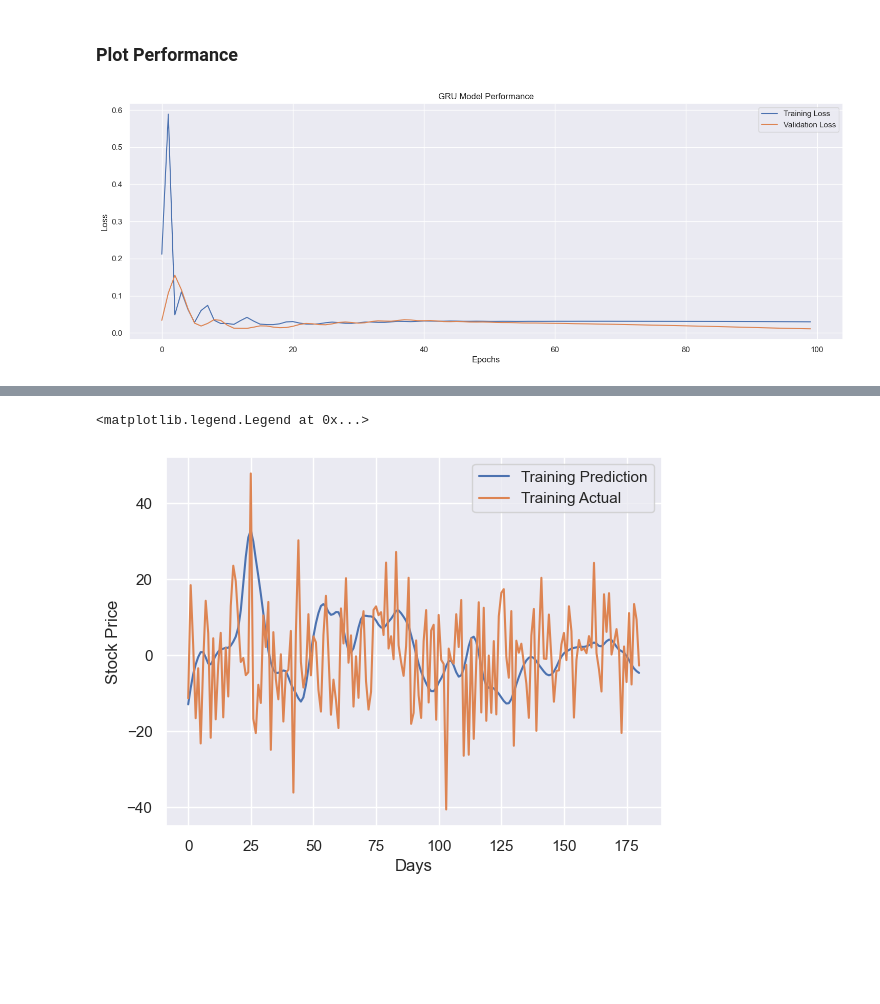
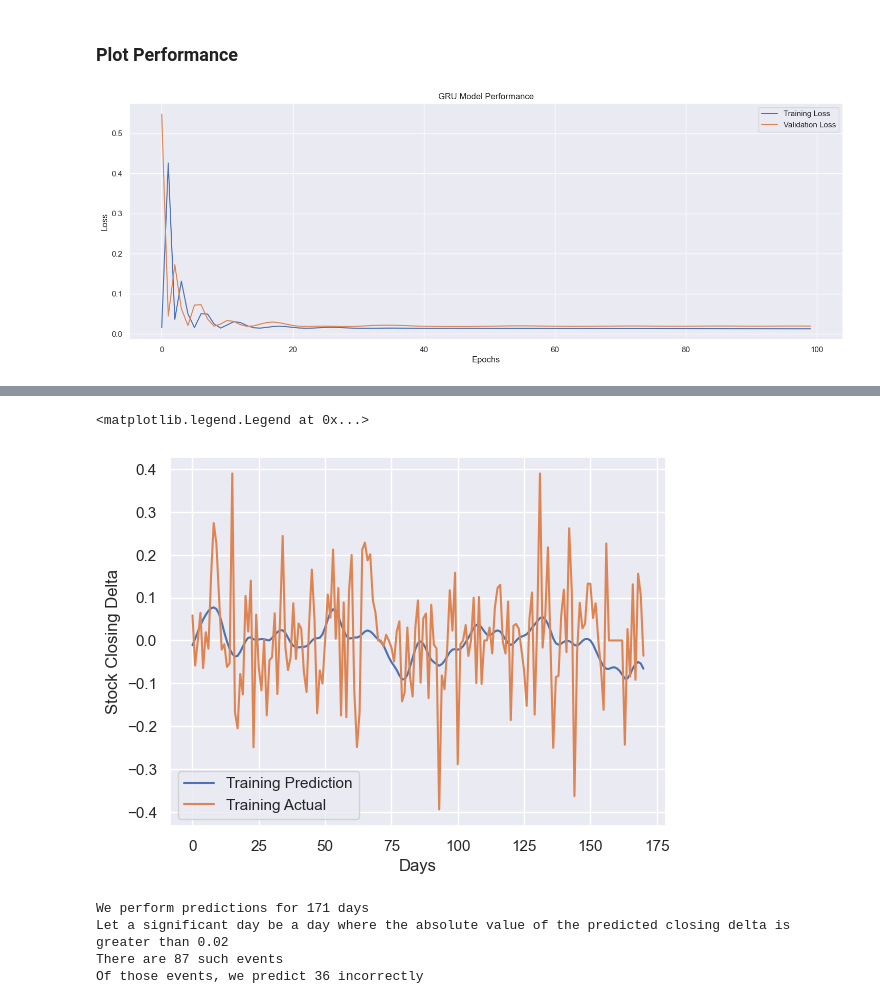
Before and after one commit to cwphung/stocks_with_feelings, a Jupyter notebook: numerical/GRU_model/GRU_forecast.ipynb, the cells around one changed output, grey strips where cells are left out. Saved outputs shown, nothing was run; the diff lists cells and outputs as text; code cells hidden in the pictures; blank space fills up the shorter version.

Commit message:
More Features, Normalization
Include normalized trade volume, daily price variation

```diff
--- a/numerical/GRU_model/GRU_forecast.ipynb
+++ b/numerical/GRU_model/GRU_forecast.ipynb
@@ -44,0 +31,12 @@ tsla_df_raw.head()
+# %%
+stock_df = pd.read_csv("../stock_yfinance_data.csv")
+ticker = 'TSLA'
+stock_filt = stock_df['Stock Name'] == ticker
+tsla_df = stock_df[stock_filt]
+tsla_df = clean_stock_data(tsla_df)
+window = 30
+tsla_df['moving_max'] = moving_max(tsla_df, days=window)
+tsla_df['moving_min'] = moving_min(tsla_df, days=window)
+tsla_df['moving_avg_volume'] = moving_avg_volume(tsla_df, days=window)
+tsla_df['moving_avg_HL'] = moving_avg_HL(tsla_df, days=window)
+tsla_df.head()
@@ -52,12 +56,0 @@ plt.plot(tsla_df_raw['close'].values)
-# %%
-tsla_df = clean_stock_data(tsla_df_raw)
-tsla_df['sma'] = simple_moving_average(tsla_df)
-tsla_df['ema'] = exponential_moving_average(tsla_df)
-tsla_df['rsi'] = calculate_rsi(tsla_df)
-tsla_df['macd_line'] , tsla_df['macd_signal'], tsla_df['macd_histogram'] = calculate_macd(tsla_df)
-tsla_df['bb_middle'], tsla_df['bb_upper'], tsla_df['bb_lower'] = bollinger_bands(tsla_df)
-tsla_df['target'] = calculate_closing_diff(tsla_df)
-
-#only keep 20-end because moving avg requires window size 20
-tsla_df = tsla_df[20:]
-tsla_df.head()
@@ -81,0 +57,16 @@ for i in range(0, data.shape[1]):
+# %%
+features = pd.DataFrame()
+#normalize close, volume wrt moving min/max
+features['close'] = normalize_close(tsla_df)
+features['volume'] = normalize_volume(tsla_df)
+features['day_HL'] = normalize_HL(tsla_df)
+features['sma'] = simple_moving_average(features)
+features['ema'] = exponential_moving_average(features)
+features['rsi'] = calculate_rsi(features)/10
+features['macd_line'] , features['macd_signal'], features['macd_histogram'] = calculate_macd(features)
+features['bb_middle'], features['bb_upper'], features['bb_lower'] = bollinger_bands(features)
+features['target'] = calculate_closing_diff(features)
+
+#only keep window-end samples before full window are invalid
+features = features[window:]
+features.head()
@@ -84,6 +82,7 @@ for i in range(0, data.shape[1]):
 # %%
 target = -1 #predict closing delta
 #target = 0 #predict closing
+data = features.to_numpy()
 datax, datay = generate_LSTM_data(data, sequence_size=20, target_idx=target)
 print('LSTM Data')
 print("> Data X: " + str(datax.shape))
@@ -196,11 +195,10 @@ plt.ylabel("Loss")
 plt.legend()
 plt.show()
 # %% [output]
-[figure, old version]
+[figure, new version]
 # %%
 train_predictions = mymodel.predict(datax_train)
-train_predictions = scalers[target].inverse_transform(train_predictions)
-train_actual = scalers[target].inverse_transform(datay_train.reshape(-1, 1)).flatten()
+train_actual = datay_train
 plt.plot(train_predictions, label='Training Prediction')
 plt.plot(train_actual, label='Training Actual')
 plt.xlabel('Days')
@@ -211,2 +209,15 @@ plt.legend()
 <matplotlib.legend.Legend at 0x...>
-[figure, old version]
+[figure, new version]
+# %%
+diff = np.sign(train_predictions.flatten())-np.sign(train_actual.flatten())
+thresh = 0.02
+significant = np.where(np.abs(train_predictions.flatten()) > thresh)
+print('We perform predictions for ' + str(len(diff)) + ' days')
+print('Let a significant day be a day where the absolute value of the predicted closing delta is greater than ' + str(thresh))
+print('There are ' + str(len(significant[0])) + ' such events')
+print('Of those events, we predict ' + str(np.count_nonzero(diff[significant])) + ' incorrectly')
+# %% [output]
+We perform predictions for 171 days
+Let a significant day be a day where the absolute value of the predicted closing delta is greater than 0.02
+There are 87 such events
+Of those events, we predict 36 incorrectly
```
Also changed, not shown: parts of 16 cells of this notebook, 1 other file.
